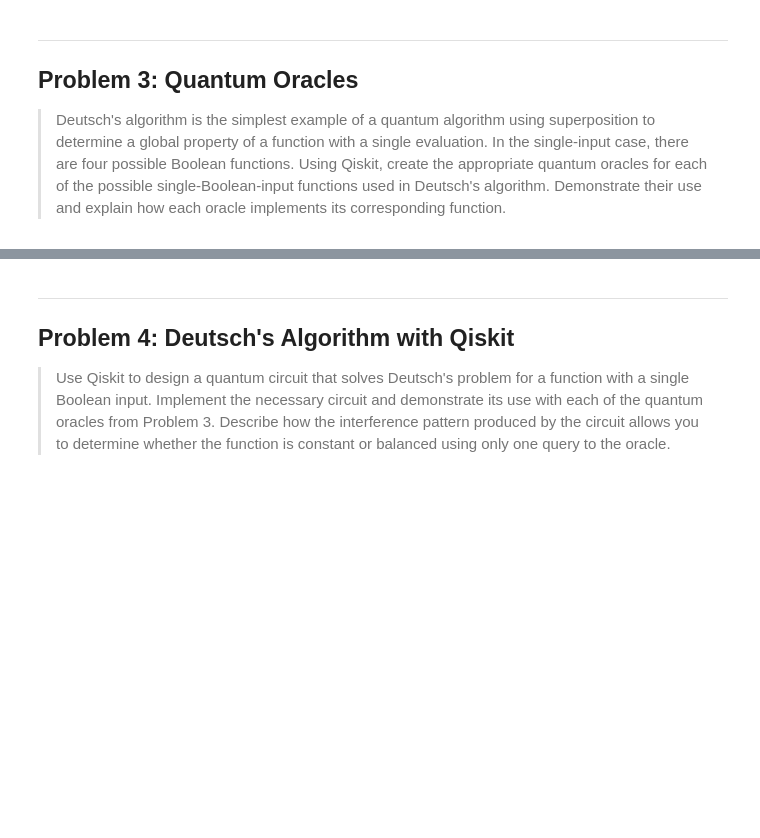
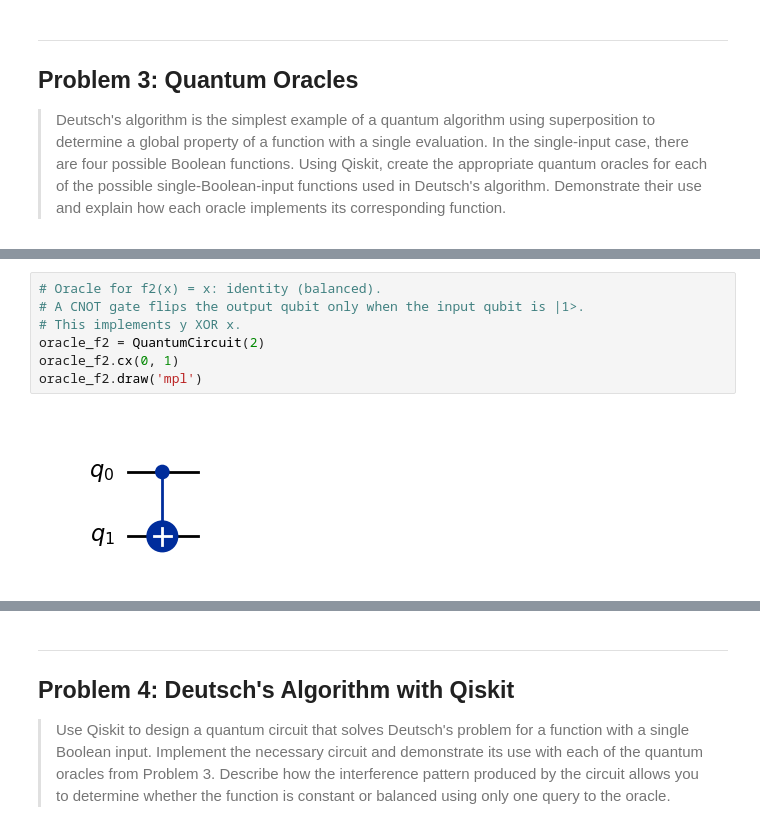
Before and after one commit to MatthewMcCarthy1/emerging-technologies, a Jupyter notebook: problems.ipynb, the cells around one changed output, grey strips where cells are left out. Saved outputs shown, nothing was run; the diff lists cells and outputs as text; blank space fills up the shorter version.

```diff
--- a/problems.ipynb
+++ b/problems.ipynb
@@ -552,0 +570,9 @@ The results confirm that `determine_constant_balanced` correctly identifies ever
+# %%
+# Oracle for f2(x) = x: identity (balanced).
+# A CNOT gate flips the output qubit only when the input qubit is |1>.
+# This implements y XOR x.
+oracle_f2 = QuantumCircuit(2)
+oracle_f2.cx(0, 1)
+oracle_f2.draw('mpl')
+# %% [output]
+[figure, added]
```
Also changed, not shown: parts of 7 cells of this notebook.
